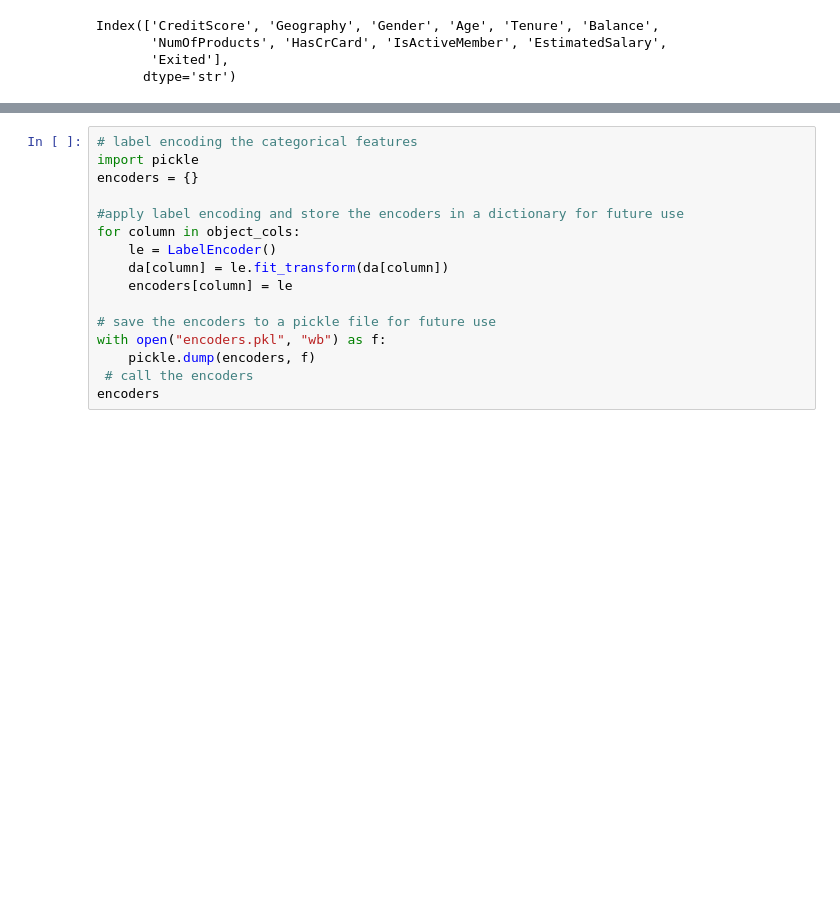
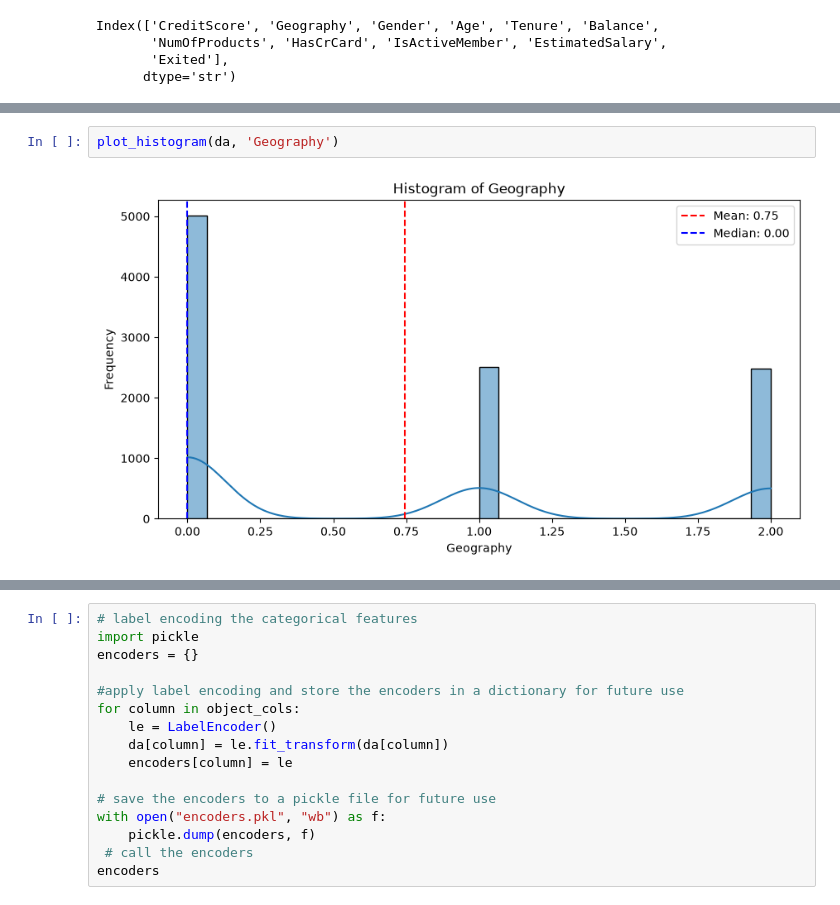
Before and after one commit to olaoluwacode/UD_Customer_Churn_Prediction, a Jupyter notebook: eda.ipynb, the cells around one changed output, grey strips where cells are left out. Cells and saved outputs as stored; diff of their text form; blank space fills up the shorter version.

```diff
--- a/eda.ipynb
+++ b/eda.ipynb
@@ -593,0 +615,4 @@ Plotting the numeric columns
+# %%
+plot_histogram(da, 'Geography')
+# %% [output]
+[figure, added]
```
Also changed, not shown: parts of 7 cells of this notebook.
